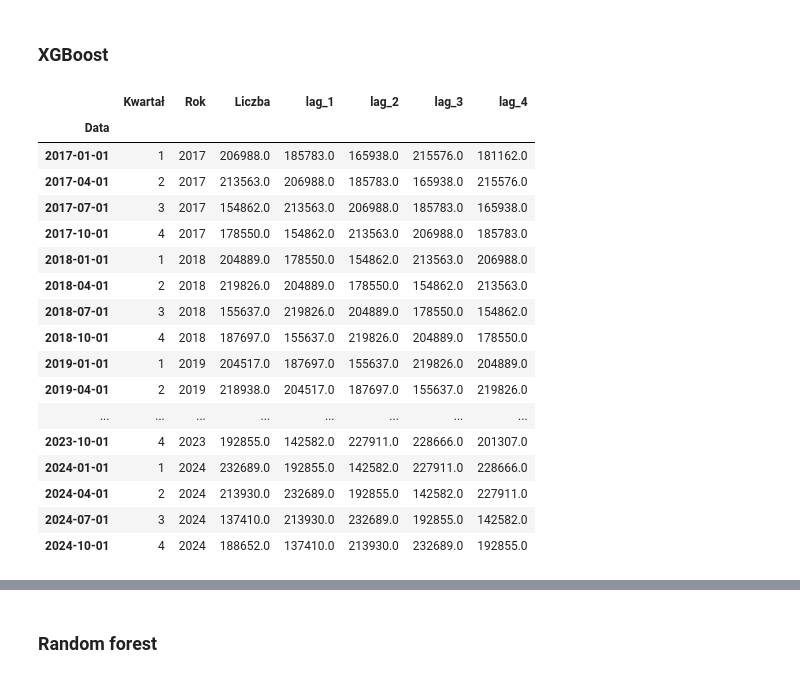
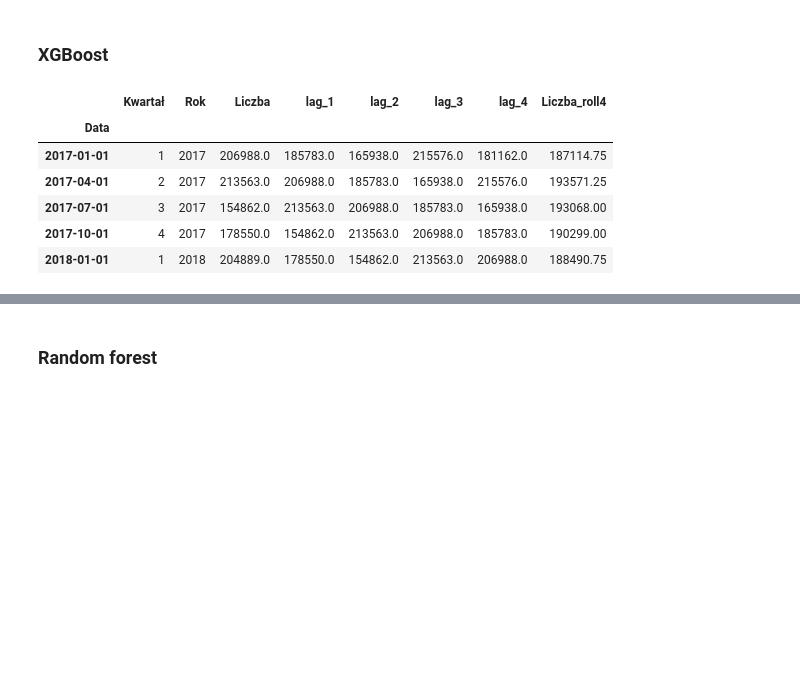
Before and after one commit to wwielakowska/in-ynierka, a Jupyter notebook: crime_code.ipynb, the cells around one changed output, grey strips where cells are left out. Drawn from its saved outputs; the diff is of its cells as text; code cells hidden in the pictures; blank space fills up the shorter version.

```diff
--- a/crime_code.ipynb
+++ b/crime_code.ipynb
@@ -1112,29 +1109,20 @@ plt.show()
 # %%
 df_xgb = df_models_16.copy()
 df_xgb['lag_1'] = df_xgb['Liczba'].shift(1)
 df_xgb['lag_2'] = df_xgb['Liczba'].shift(2)
 df_xgb['lag_3'] = df_xgb['Liczba'].shift(3)
 df_xgb['lag_4'] = df_xgb['Liczba'].shift(4)
-df_xgb.dropna()
+df_xgb['Liczba_roll4'] = df_xgb['Liczba'].shift(1).rolling(4).mean()
+df_xgb = df_xgb.dropna()
+df_xgb.head(5)
 # %% [output]
-|  | Kwartał | Rok | Liczba | lag_1 | lag_2 | lag_3 | lag_4 |
-| Data |  |  |  |  |  |  |  |
-| 2017-01-01 | 1 | 2017 | 206988.0 | 185783.0 | 165938.0 | 215576.0 | 181162.0 |
-| 2017-04-01 | 2 | 2017 | 213563.0 | 206988.0 | 185783.0 | 165938.0 | 215576.0 |
-| 2017-07-01 | 3 | 2017 | 154862.0 | 213563.0 | 206988.0 | 185783.0 | 165938.0 |
-| 2017-10-01 | 4 | 2017 | 178550.0 | 154862.0 | 213563.0 | 206988.0 | 185783.0 |
-| 2018-01-01 | 1 | 2018 | 204889.0 | 178550.0 | 154862.0 | 213563.0 | 206988.0 |
-| 2018-04-01 | 2 | 2018 | 219826.0 | 204889.0 | 178550.0 | 154862.0 | 213563.0 |
-| 2018-07-01 | 3 | 2018 | 155637.0 | 219826.0 | 204889.0 | 178550.0 | 154862.0 |
-| 2018-10-01 | 4 | 2018 | 187697.0 | 155637.0 | 219826.0 | 204889.0 | 178550.0 |
-| 2019-01-01 | 1 | 2019 | 204517.0 | 187697.0 | 155637.0 | 219826.0 | 204889.0 |
-| 2019-04-01 | 2 | 2019 | 218938.0 | 204517.0 | 187697.0 | 155637.0 | 219826.0 |
-| ... | ... | ... | ... | ... | ... | ... | ... |
-| 2023-10-01 | 4 | 2023 | 192855.0 | 142582.0 | 227911.0 | 228666.0 | 201307.0 |
-| 2024-01-01 | 1 | 2024 | 232689.0 | 192855.0 | 142582.0 | 227911.0 | 228666.0 |
-| 2024-04-01 | 2 | 2024 | 213930.0 | 232689.0 | 192855.0 | 142582.0 | 227911.0 |
-| 2024-07-01 | 3 | 2024 | 137410.0 | 213930.0 | 232689.0 | 192855.0 | 142582.0 |
-| 2024-10-01 | 4 | 2024 | 188652.0 | 137410.0 | 213930.0 | 232689.0 | 192855.0 |
+|  | Kwartał | Rok | Liczba | lag_1 | lag_2 | lag_3 | lag_4 | Liczba_roll4 |
+| Data |  |  |  |  |  |  |  |  |
+| 2017-01-01 | 1 | 2017 | 206988.0 | 185783.0 | 165938.0 | 215576.0 | 181162.0 | 187114.75 |
+| 2017-04-01 | 2 | 2017 | 213563.0 | 206988.0 | 185783.0 | 165938.0 | 215576.0 | 193571.25 |
+| 2017-07-01 | 3 | 2017 | 154862.0 | 213563.0 | 206988.0 | 185783.0 | 165938.0 | 193068.00 |
+| 2017-10-01 | 4 | 2017 | 178550.0 | 154862.0 | 213563.0 | 206988.0 | 185783.0 | 190299.00 |
+| 2018-01-01 | 1 | 2018 | 204889.0 | 178550.0 | 154862.0 | 213563.0 | 206988.0 | 188490.75 |
 # %%
 X = df_xgb.drop(columns='Liczba')
 y = df_xgb['Liczba']
```
Also changed, not shown: parts of 69 cells of this notebook, 18 other files.
